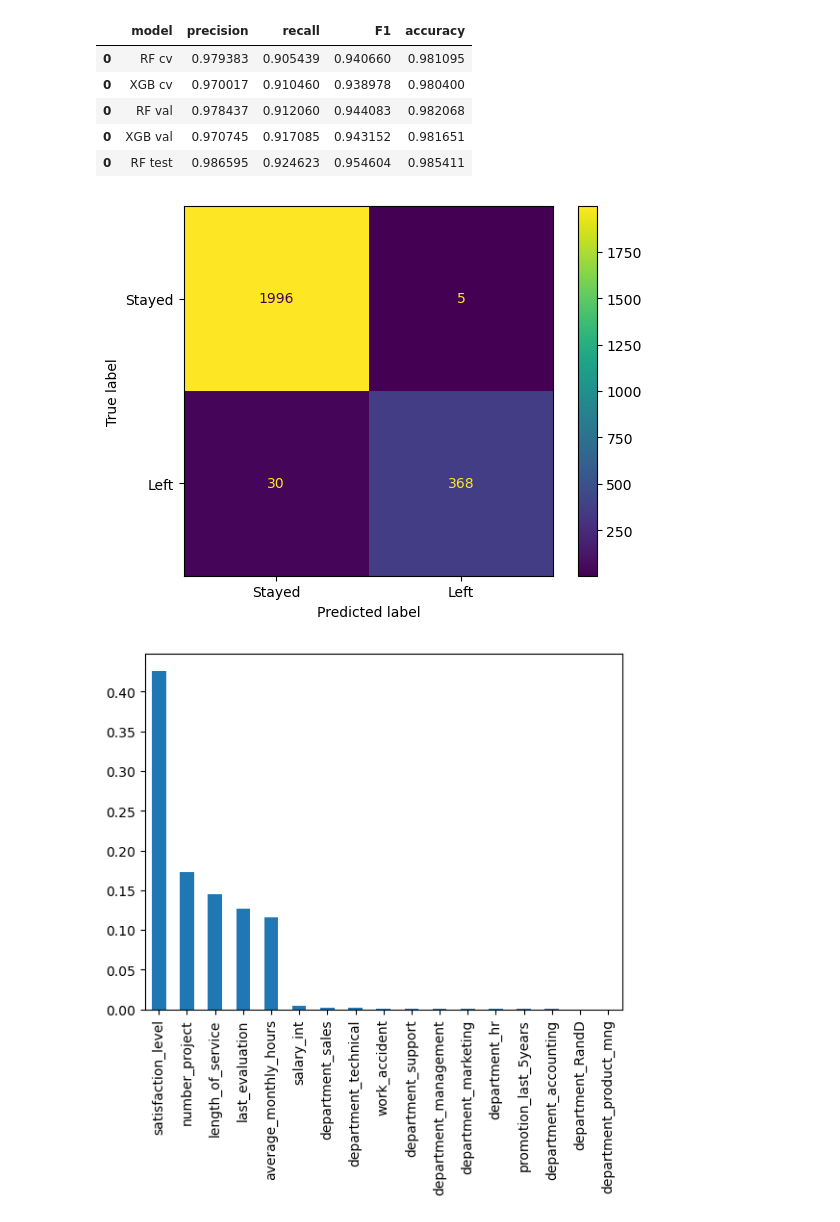
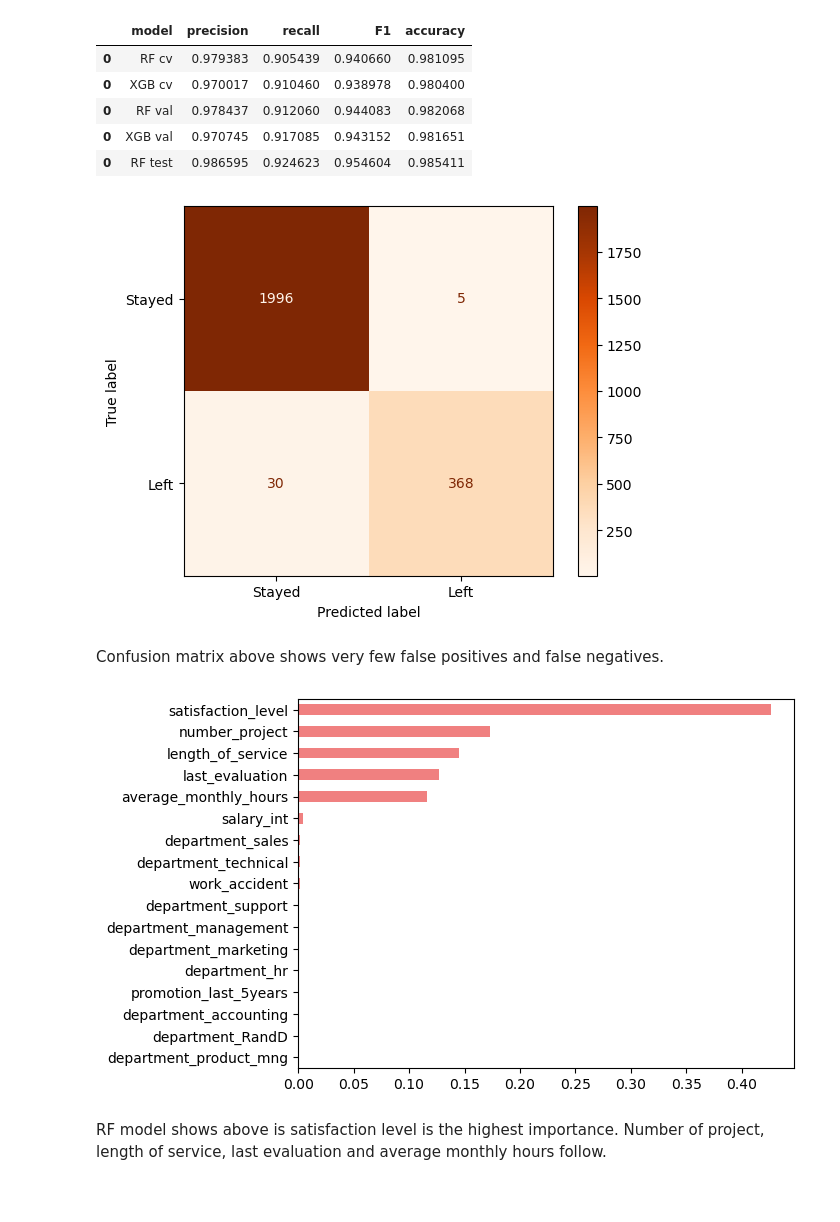
Before and after one commit to Risa10000/Portfolio, a Jupyter notebook: Prediction_of_turnover.ipynb, the cells around one changed output. Drawn from its saved outputs; the diff is of its cells as text; code cells hidden in the pictures; blank space fills up the shorter version.

```diff
--- a/Prediction_of_turnover.ipynb
+++ b/Prediction_of_turnover.ipynb
@@ -556,8 +545,10 @@ GridSearchCV(cv=5, estimator=RandomForestClassifier(random_state=42),
 # %%
+# save rf_cv to pickle
+path_p = '/home/jovyan/work/'
+
 # When you refit rf_cv,  comment out and run this code
-# save rf_cv to picle
-# pickle.dump(rf_cv,open('rf_cv.sav','wb'))
+# pickle.dump(rf_cv,open(path_p + 'rf_cv.sav','wb'))
 # %%
 # read saved pickle
-rf_cv = pickle.load(open('rf_cv.sav','rb'))
+rf_cv = pickle.load(open(path_p + 'rf_cv.sav','rb'))
 # %%
@@ -749,12 +740,18 @@ results
 cm = confusion_matrix(y_test, rf_test_preds, labels=rf_cv.classes_)
 disp = ConfusionMatrixDisplay(confusion_matrix=cm,
                              display_labels=['Stayed', 'Left'])
-disp.plot();
+disp.plot(cmap='Oranges') ;
 # %% [output]
-[figure, old version]
+[figure, new version]
+# %% [markdown]
+Confusion matrix above shows very few false positives and false negatives.
 # %%
-#
+# Feature importance
 importance = pd.Series(rf_cv.best_estimator_.feature_importances_,index=X_test.columns).sort_values(ascending=False)
-importance.plot.bar();
+importance.plot.barh(color='lightcoral'); # horizontal bar
+plt.gca().invert_yaxis()
+plt.show()
 # %% [output]
-[figure, old version]
+[figure, new version]
+# %% [markdown]
+RF model shows above is satisfaction level is the highest importance. Number of project, length of service, last evaluation and average monthly hours follow.
```
Also changed, not shown: parts of 69 cells of this notebook, 10 other files.
